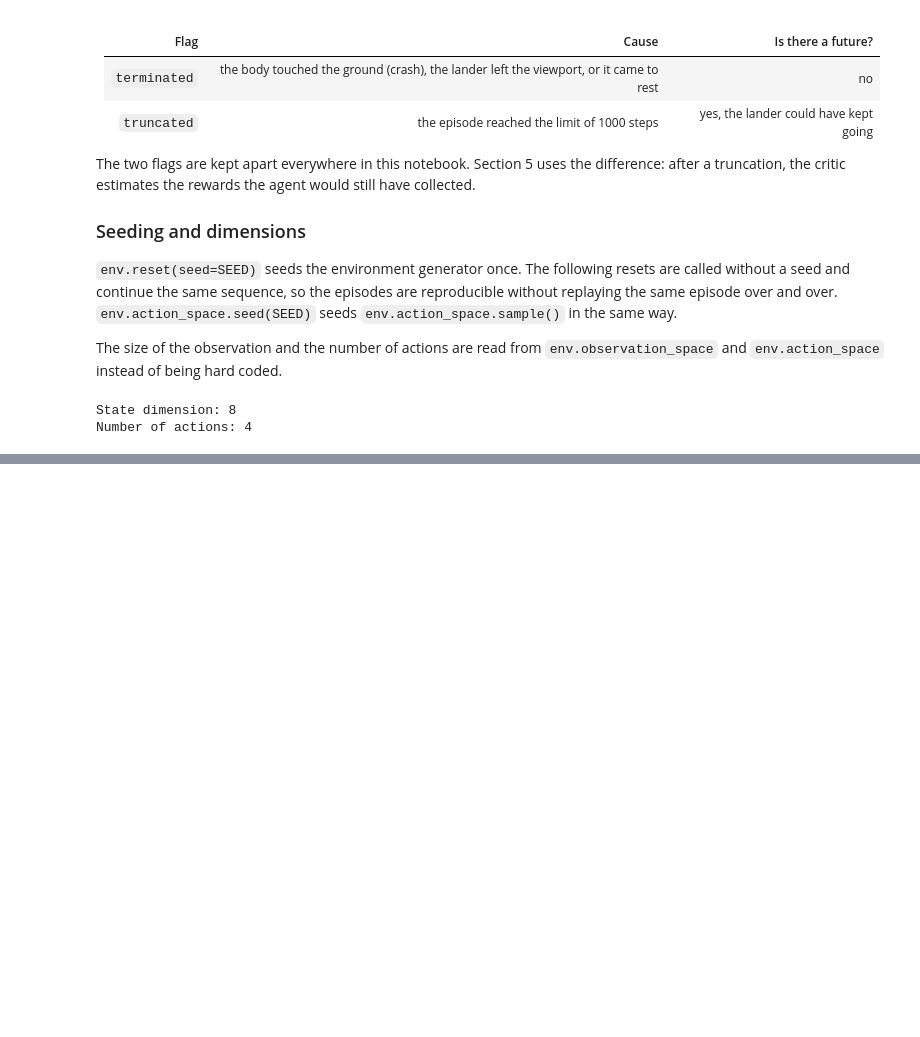
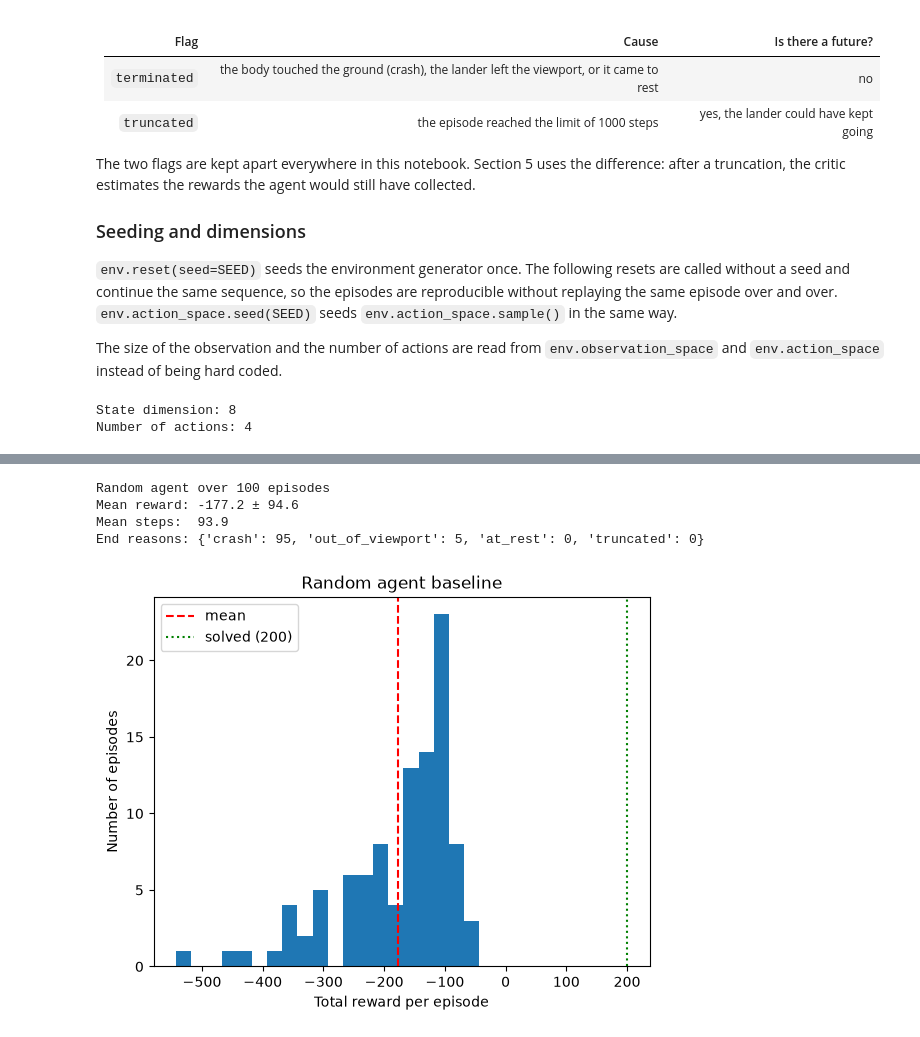
Before and after one commit to louispouillet/starttrek, a Jupyter notebook: ppo.ipynb, the cells around one changed output, grey strips where cells are left out. Drawn from its saved outputs; the diff is of its cells as text; code cells hidden in the pictures; blank space fills up the shorter version.

Commit message:
feat(ppo): add evaluation tools and random baseline

```diff
--- a/ppo.ipynb
+++ b/ppo.ipynb
@@ -113,0 +202,7 @@ Number of actions: 4
+# %%
+class Agent(Protocol):
+    def __call__(self, *, state: np.ndarray) -> int: ...
+
+
+def random_agent(*, state: np.ndarray) -> int:
+    return int(env.action_space.sample())
@@ -113,0 +225,23 @@ Number of actions: 4
+# %%
+def run_episode(*, env: gym.Env, agent: Agent) -> EpisodeResult:
+    state, _ = env.reset()
+    total_reward = 0.0
+    n_steps = 0
+
+    while True:
+        action = agent(state=state)
+        next_state, reward, terminated, truncated, _ = env.step(action)
+        total_reward += reward
+        n_steps += 1
+
+        if terminated or truncated:
+            return EpisodeResult(
+                total_reward=float(total_reward),
+                n_steps=n_steps,
+                end_reason=get_end_reason(env=env, final_state=next_state, terminated=terminated),
+            )
+
+        state = next_state
+
+
+print(run_episode(env=env, agent=random_agent))
@@ -113,0 +310,18 @@ Number of actions: 4
+# %%
+N_EVAL_EPISODES = 100
+
+baseline_results = evaluate(env=env, agent=random_agent, n_episodes=N_EVAL_EPISODES)
+baseline_summary = summarize_results(results=baseline_results)
+
+print(f"Random agent over {N_EVAL_EPISODES} episodes")
+print(f"Mean reward: {baseline_summary.mean_reward:.1f} ± {baseline_summary.std_reward:.1f}")
+print(f"Mean steps:  {baseline_summary.mean_steps:.1f}")
+print(f"End reasons: {baseline_summary.end_reasons}")
+
+plot_reward_distribution(results=baseline_results, title="Random agent baseline")
+# %% [output]
+Random agent over 100 episodes
+Mean reward: -177.2 ± 94.6
+Mean steps:  93.9
+End reasons: {'crash': 95, 'out_of_viewport': 5, 'at_rest': 0, 'truncated': 0}
+[figure, added]
```
Also changed, not shown: parts of 10 cells of this notebook.
